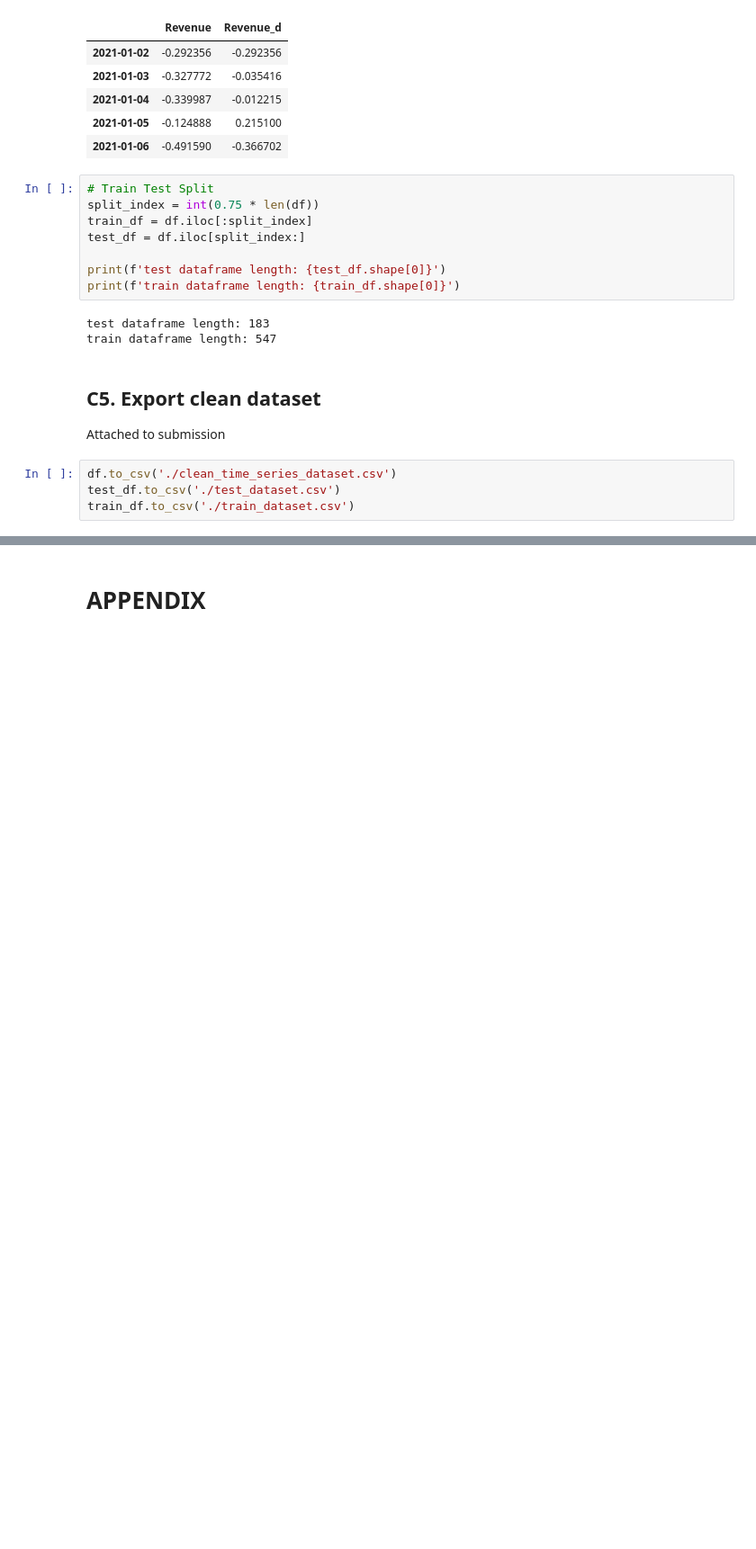
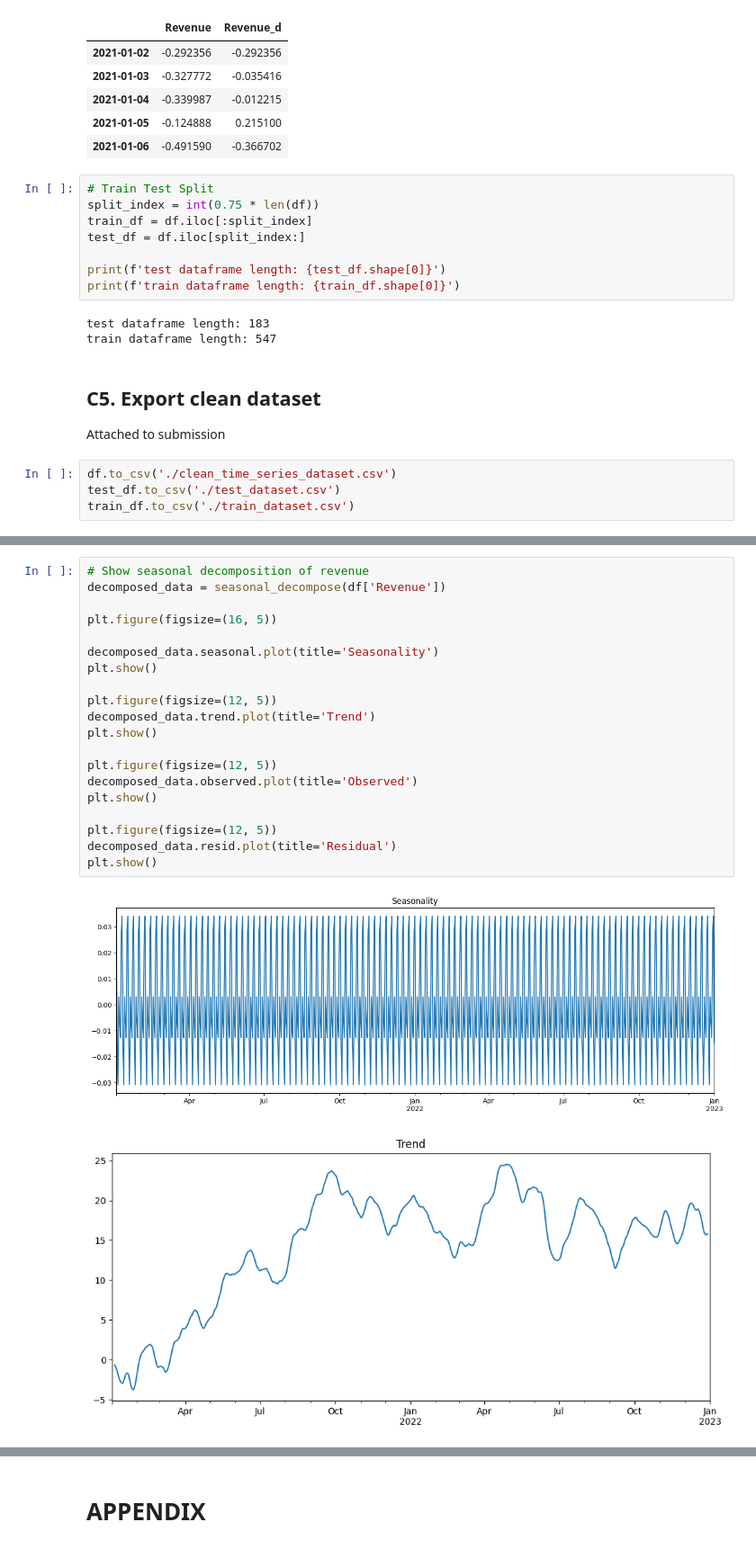
Before and after one commit to colemalphrus/D213, a Jupyter notebook: d213_1.ipynb, the cells around one changed output, grey strips where cells are left out. Shown at 90% size. Cells and saved outputs as stored; diff of their text form; blank space fills up the shorter version.

```diff
--- a/d213_1.ipynb
+++ b/d213_1.ipynb
@@ -178,0 +194,23 @@ train_df.to_csv('./train_dataset.csv')
+# %%
+# Show seasonal decomposition of revenue
+decomposed_data = seasonal_decompose(df['Revenue'])
+
+plt.figure(figsize=(16, 5))
+
+decomposed_data.seasonal.plot(title='Seasonality')
+plt.show()
+
+plt.figure(figsize=(12, 5))
+decomposed_data.trend.plot(title='Trend')
+plt.show()
+
+plt.figure(figsize=(12, 5))
+decomposed_data.observed.plot(title='Observed')
+plt.show()
+
+plt.figure(figsize=(12, 5))
+decomposed_data.resid.plot(title='Residual')
+plt.show()
+# %% [output]
+[figure, added]
+[figure, added]
```
Also changed, not shown: parts of 8 cells of this notebook, 2 other files.
